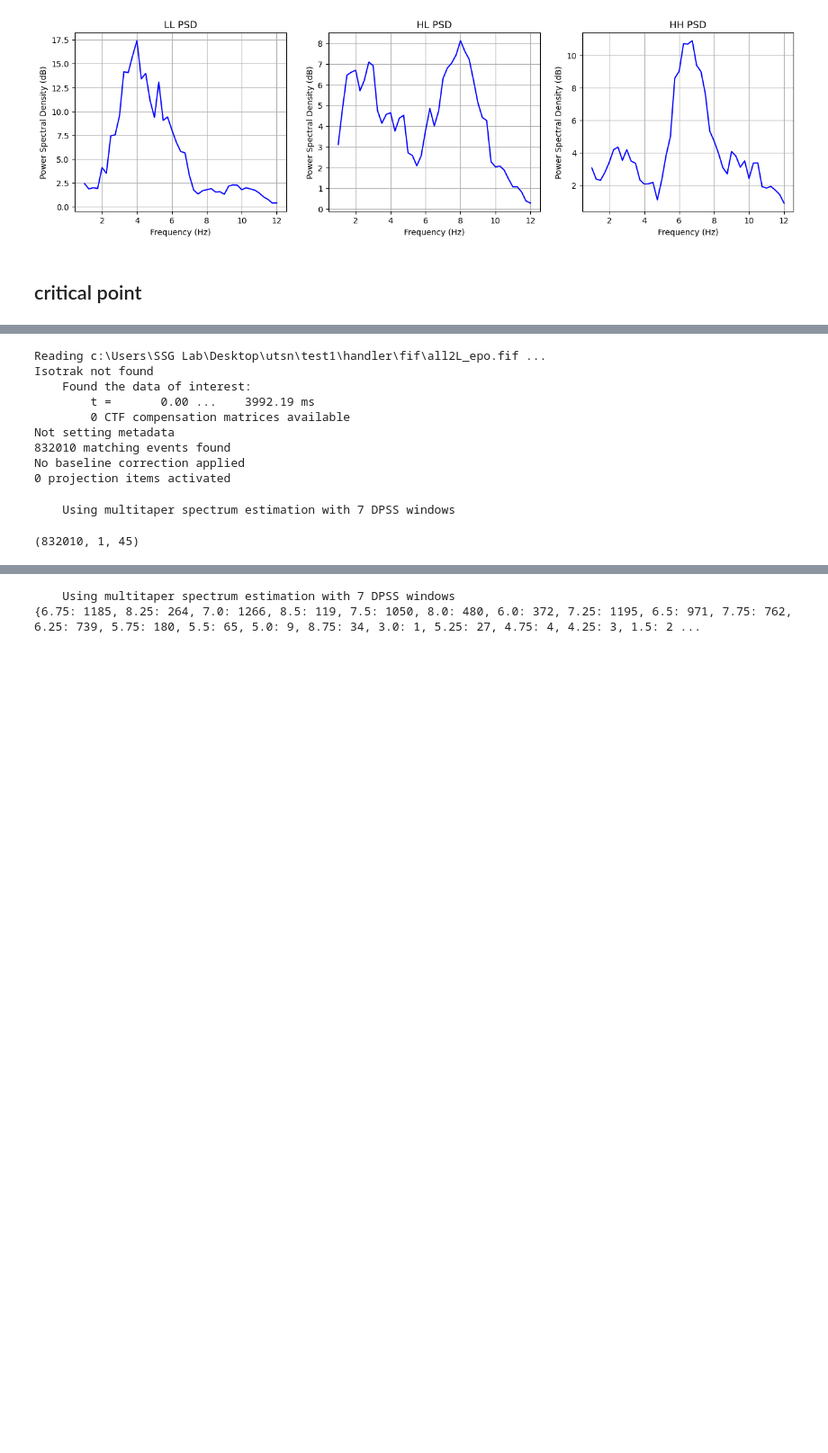
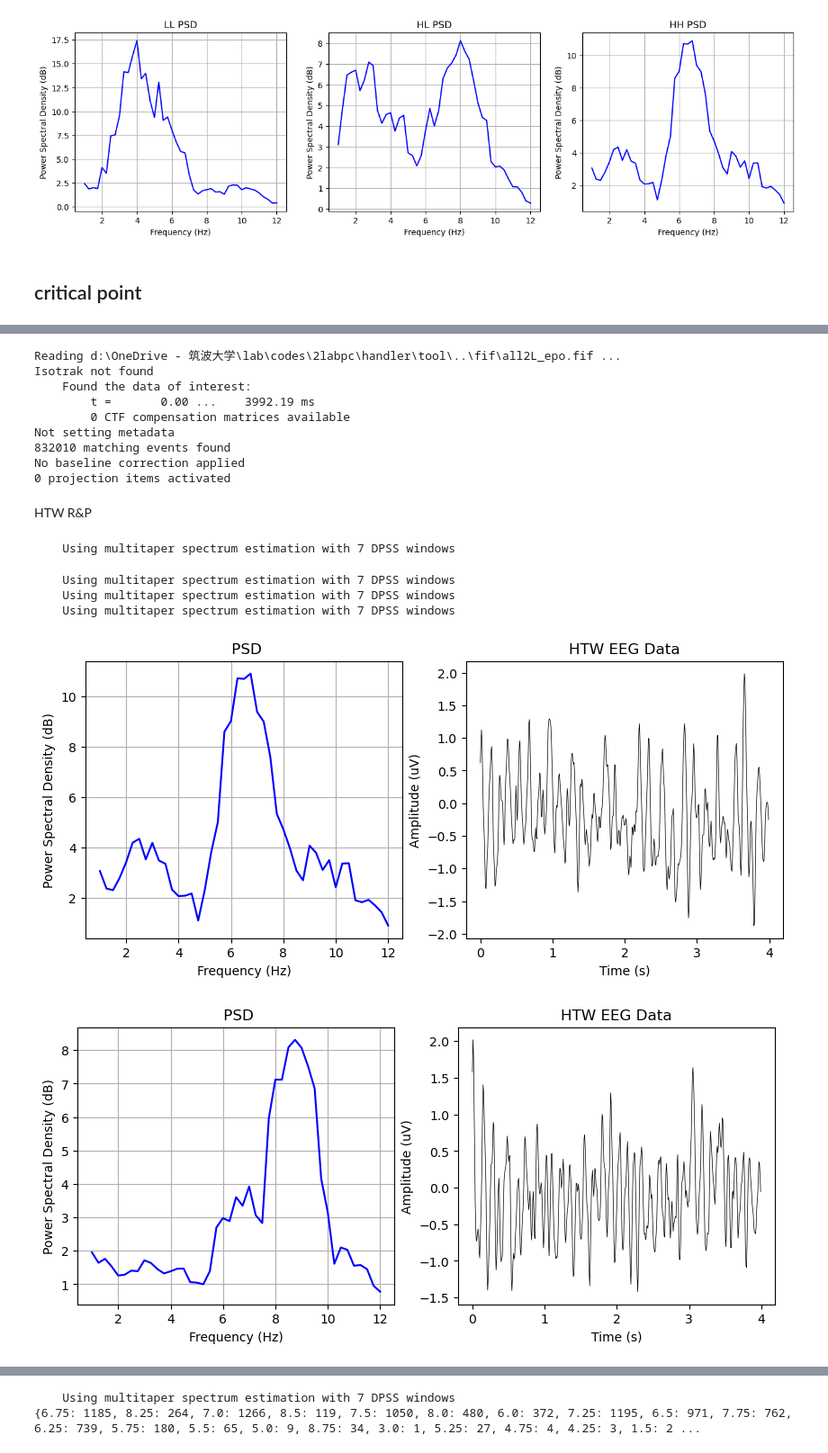
Before and after one commit to impPie/labpc, a Jupyter notebook: handler/tool/visu.ipynb, the cells around one changed output, grey strips where cells are left out. Shown at 90% size. Drawn from its saved outputs; the diff is of its cells as text; code cells hidden in the pictures; blank space fills up the shorter version.

```diff
--- a/handler/tool/visu.ipynb
+++ b/handler/tool/visu.ipynb
@@ -731,8 +730,14 @@ plt.show()
 # %%
+import pickle
 import mne
-epochs = mne.read_epochs("./fif/all2L_epo.fif")
+
+op = open("./list.pkl", "br")
+l = pickle.load(op)
+op.close()
+
+epochs = mne.read_epochs("../fif/all2L_epo.fif")
 # %% [output]
-Reading c:\Users\SSG Lab\Desktop\utsn\test1\handler\fif\all2L_epo.fif ...
+Reading d:\OneDrive - 筑波大学\lab\codes\2labpc\handler\tool\..\fif\all2L_epo.fif ...
 Isotrak not found
     Found the data of interest:
         t =       0.00 ...    3992.19 ms
@@ -741,9 +746,3 @@ Not setting metadata
 832010 matching events found
 No baseline correction applied
 0 projection items activated
-# %%
-psd, freqs = epochs.compute_psd(fmin=1, fmax=12).get_data(return_freqs=True)
-psd.shape
-# %% [output]
-    Using multitaper spectrum estimation with 7 DPSS windows
-(832010, 1, 45)
@@ -749,0 +777,32 @@ psd.shape
+# %% [markdown]
+HTW R&P
+# %%
+import matplotlib.pyplot as plt
+for i in range(4):
+    fig, axs = plt.subplots(nrows=1, ncols=2, figsize=(10, 4))
+    # Set the x-axis and y-axis labels
+    data = epochs['HH'][i]
+    psd1, freqs1 = data.compute_psd(
+        fmin=1, fmax=12).get_data(return_freqs=True)
+    axs[0].set_xlabel('Frequency (Hz)')
+    axs[0].set_ylabel('Power Spectral Density (dB)')
+    axs[0].set_title(' PSD')
+    axs[0].plot(freqs1, psd1.reshape(-1), color='blue')
+    axs[0].grid()
+
+    data = data.get_data().reshape(-1)
+    # data = epochs["LL"].get_data()[l[0]].reshape(-1)
+
+    axs[1].plot((np.arange(512) / 128), data, linewidth=0.5, color='black')
+    axs[1].set_xlabel('Time (s)')
+    axs[1].set_ylabel('Amplitude (uV)')
+    axs[1].set_title('HTW EEG Data')
+
+    fig.show()
+# %% [output]
+    Using multitaper spectrum estimation with 7 DPSS windows
+    Using multitaper spectrum estimation with 7 DPSS windows
+    Using multitaper spectrum estimation with 7 DPSS windows
+    Using multitaper spectrum estimation with 7 DPSS windows
+[figure, added]
+[figure, added]
```
Also changed, not shown: parts of 24 cells of this notebook, 2 other files.
